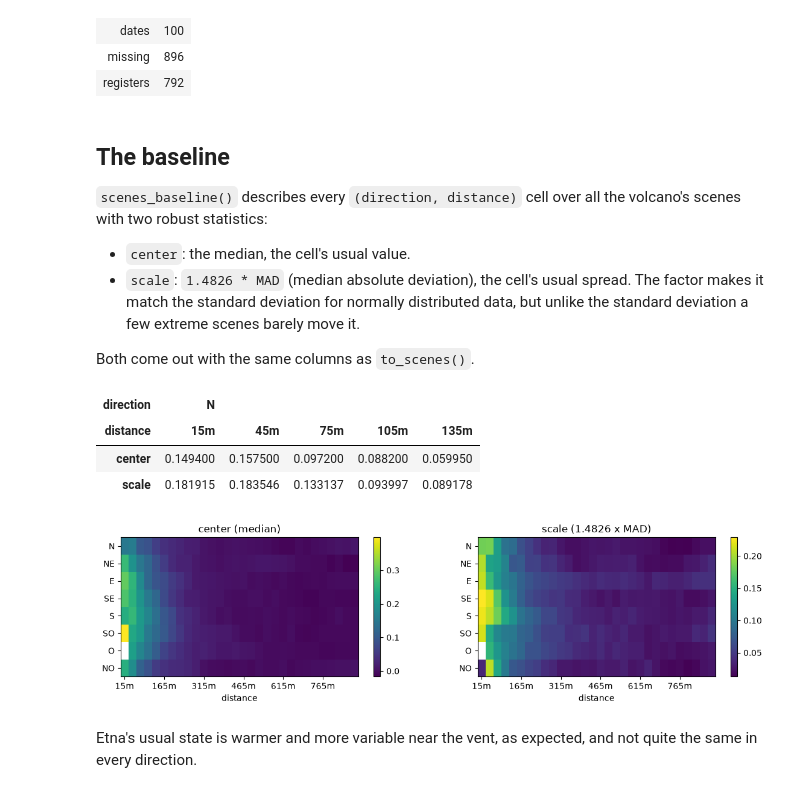
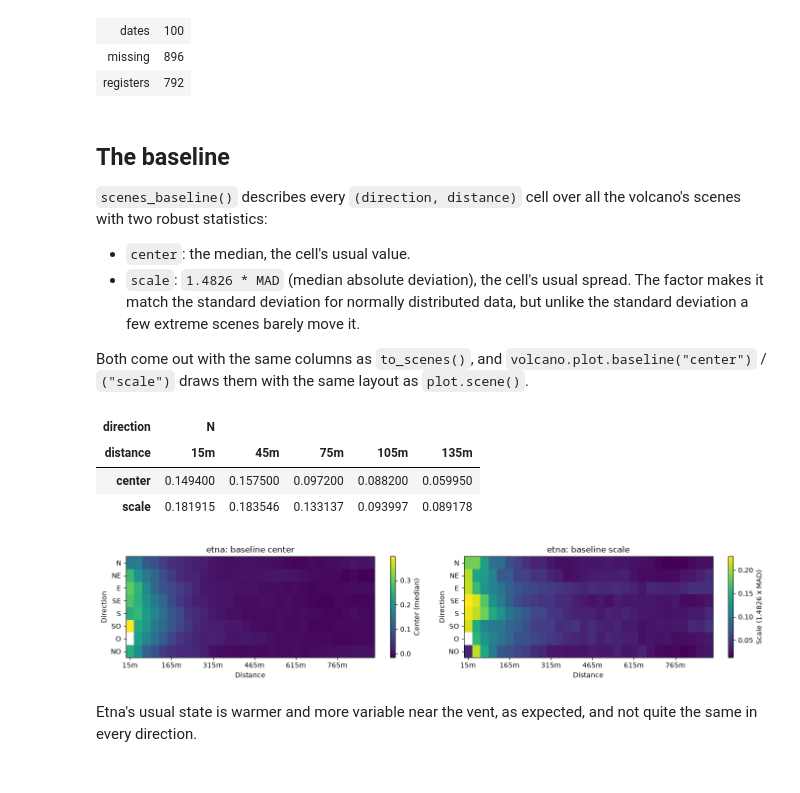
Before and after one commit to leliel12/volcanicus, a Jupyter notebook: notebooks/anomalies.ipynb, the cells around one changed output. Drawn from its saved outputs; the diff is of its cells as text; code cells hidden in the pictures.

```diff
--- a/notebooks/anomalies.ipynb
+++ b/notebooks/anomalies.ipynb
@@ -45,7 +31,7 @@ volcano
 - `center`: the median, the cell's usual value.
 - `scale`: `1.4826 * MAD` (median absolute deviation), the cell's usual spread. The factor makes it match the standard deviation for normally distributed data, but unlike the standard deviation a few extreme scenes barely move it.
 
-Both come out with the same columns as `to_scenes()`.
+Both come out with the same columns as `to_scenes()`, and `volcano.plot.baseline("center")` / `("scale")` draws them with the same layout as `plot.scene()`.
 # %%
 baseline = volcano.scenes_baseline()
 baseline.iloc[:, :5]
@@ -56,12 +42,11 @@ baseline.iloc[:, :5]
 | scale | 0.181915 | 0.183546 | 0.133137 | 0.093997 | 0.089178 |
 # %%
 fig, axes = plt.subplots(1, 2, figsize=(14, 3))
-show_grid(axes[0], baseline.loc["center"], "center (median)")
-show_grid(axes[1], baseline.loc["scale"], "scale (1.4826 x MAD)")
-for ax in axes:
-    ax.set_xlabel("distance")
+volcano.plot.baseline("center", ax=axes[0])
+volcano.plot.baseline("scale", ax=axes[1])
+fig.tight_layout()
 # %% [output]
-[figure, old version]
+[figure, new version]
 # %% [markdown]
 Etna's usual state is warmer and more variable near the vent, as expected, and not quite the same in every direction.
 # %% [markdown]
```
Also changed, not shown: parts of 1 cell of this notebook, 1 other file.
